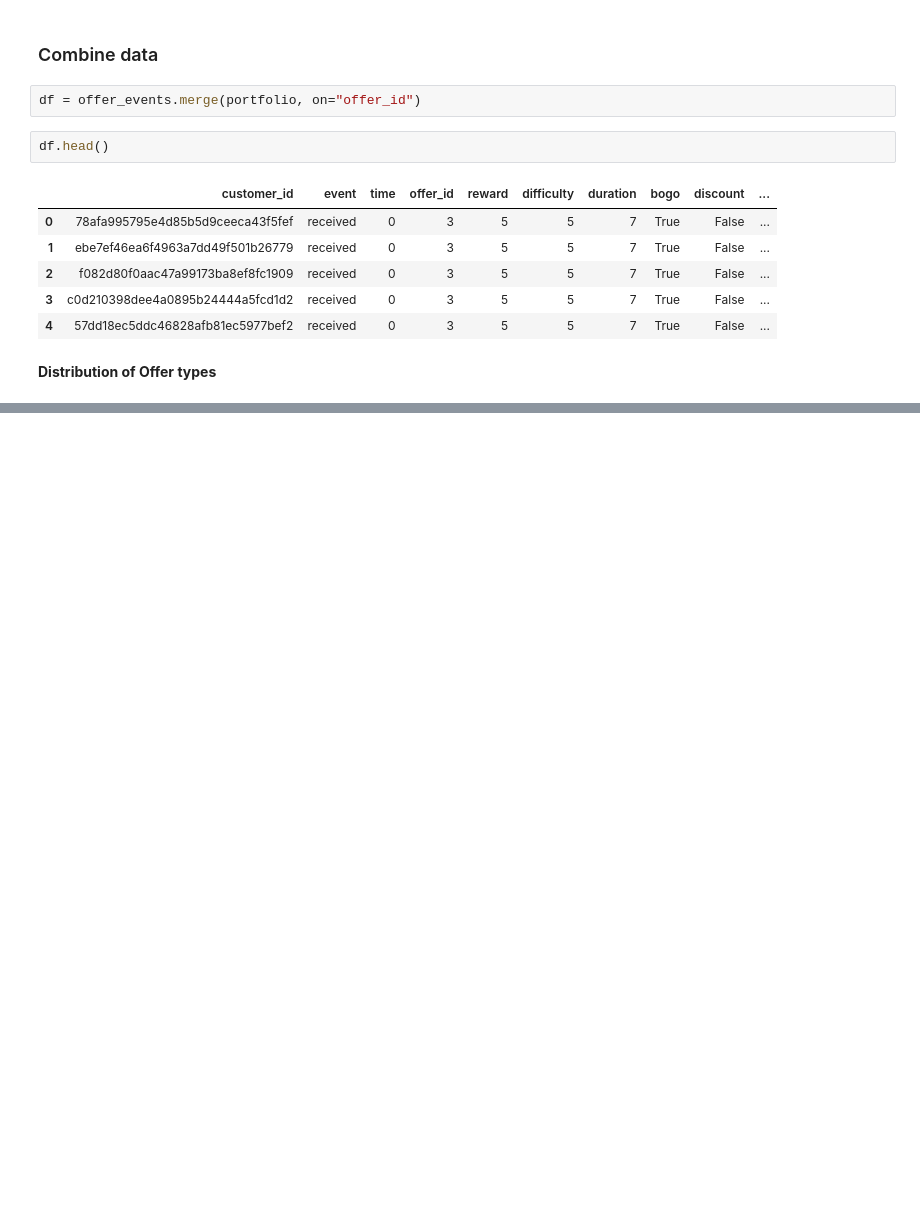
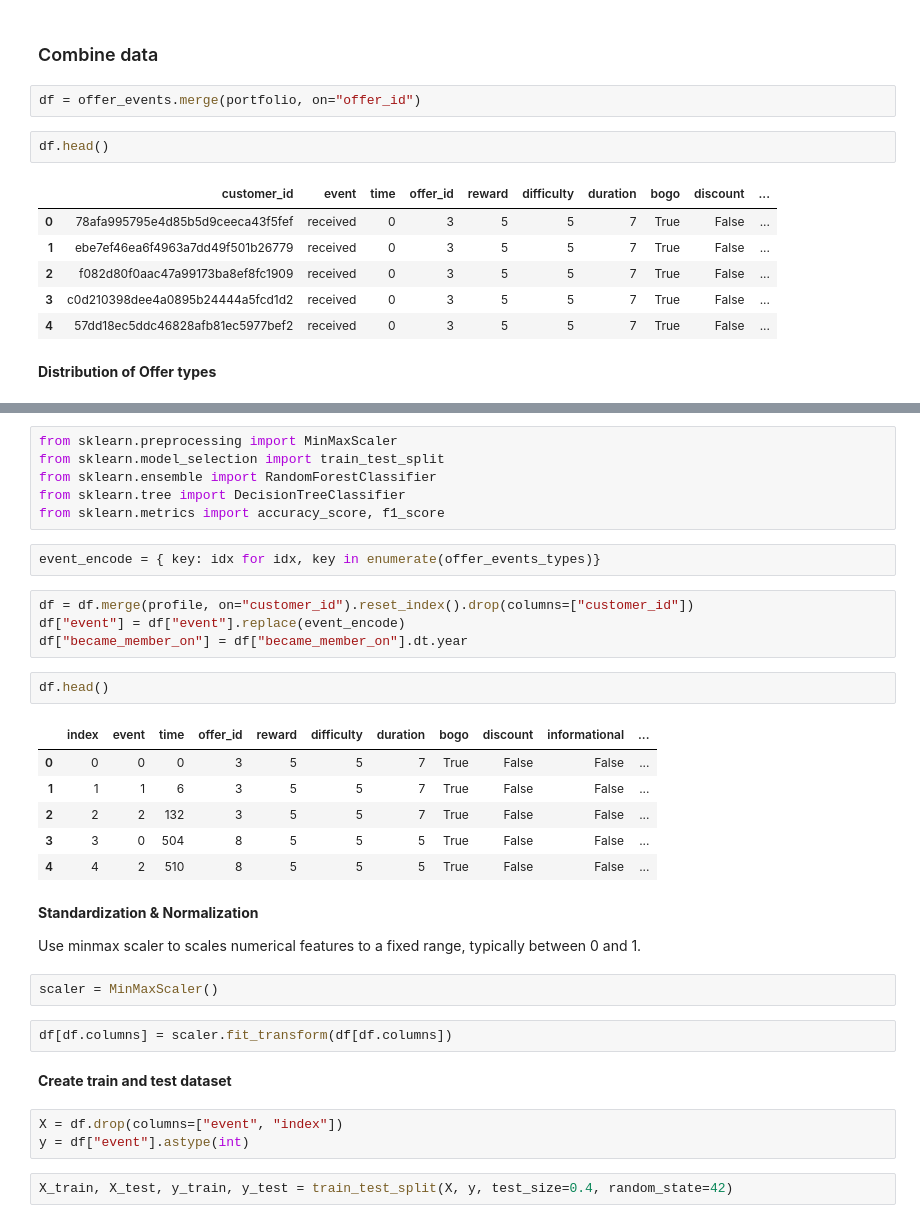
Before and after one commit to luongnguyentrong/starbuck-udacity-capstone, a Jupyter notebook: Starbucks_Capstone_notebook.ipynb, the cells around one changed output, grey strips where cells are left out. Cells and saved outputs as stored; diff of their text form; blank space fills up the shorter version.

```diff
--- a/Starbucks_Capstone_notebook.ipynb
+++ b/Starbucks_Capstone_notebook.ipynb
@@ -414,0 +450,36 @@ plt.show()
+# %%
+from sklearn.preprocessing import MinMaxScaler
+from sklearn.model_selection import train_test_split
+from sklearn.ensemble import RandomForestClassifier
+from sklearn.tree import DecisionTreeClassifier
+from sklearn.metrics import accuracy_score, f1_score
+# %%
+event_encode = { key: idx for idx, key in enumerate(offer_events_types)}
+# %%
+df = df.merge(profile, on="customer_id").reset_index().drop(columns=["customer_id"])
+df["event"] = df["event"].replace(event_encode)
+df["became_member_on"] = df["became_member_on"].dt.year
+# %%
+df.head()
+# %% [output]
+|  | index | event | time | offer_id | reward | difficulty | duration | bogo | discount | informational | ... |
+| 0 | 0 | 0 | 0 | 3 | 5 | 5 | 7 | True | False | False | ... |
+| 1 | 1 | 1 | 6 | 3 | 5 | 5 | 7 | True | False | False | ... |
+| 2 | 2 | 2 | 132 | 3 | 5 | 5 | 7 | True | False | False | ... |
+| 3 | 3 | 0 | 504 | 8 | 5 | 5 | 5 | True | False | False | ... |
+| 4 | 4 | 2 | 510 | 8 | 5 | 5 | 5 | True | False | False | ... |
+# %% [markdown]
+**Standardization & Normalization**
+
+Use minmax scaler to scales numerical features to a fixed range, typically between 0 and 1.
+# %%
+scaler = MinMaxScaler()
+# %%
+df[df.columns] = scaler.fit_transform(df[df.columns])
+# %% [markdown]
+**Create train and test dataset**
+# %%
+X = df.drop(columns=["event", "index"])
+y = df["event"].astype(int)
+# %%
+X_train, X_test, y_train, y_test = train_test_split(X, y, test_size=0.4, random_state=42)
```
Also changed, not shown: parts of 22 cells of this notebook, 1 other file.
